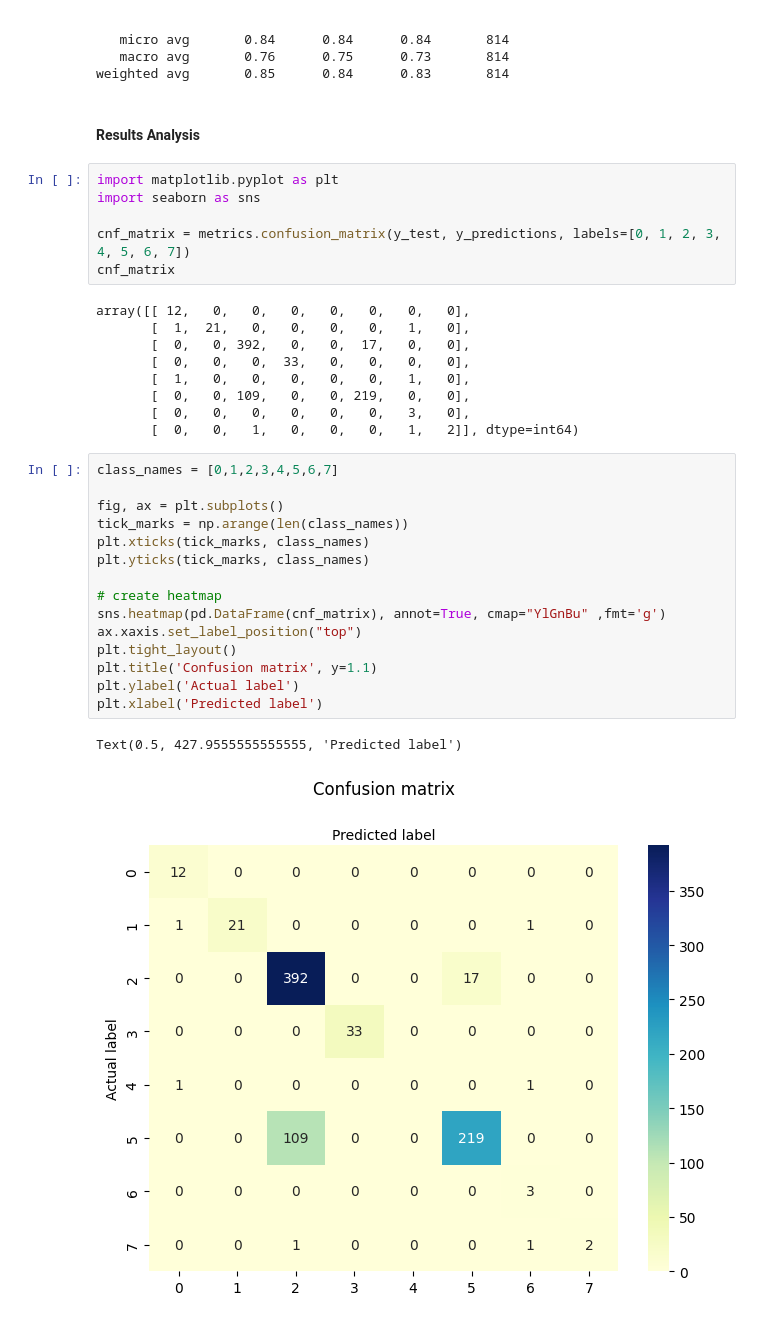
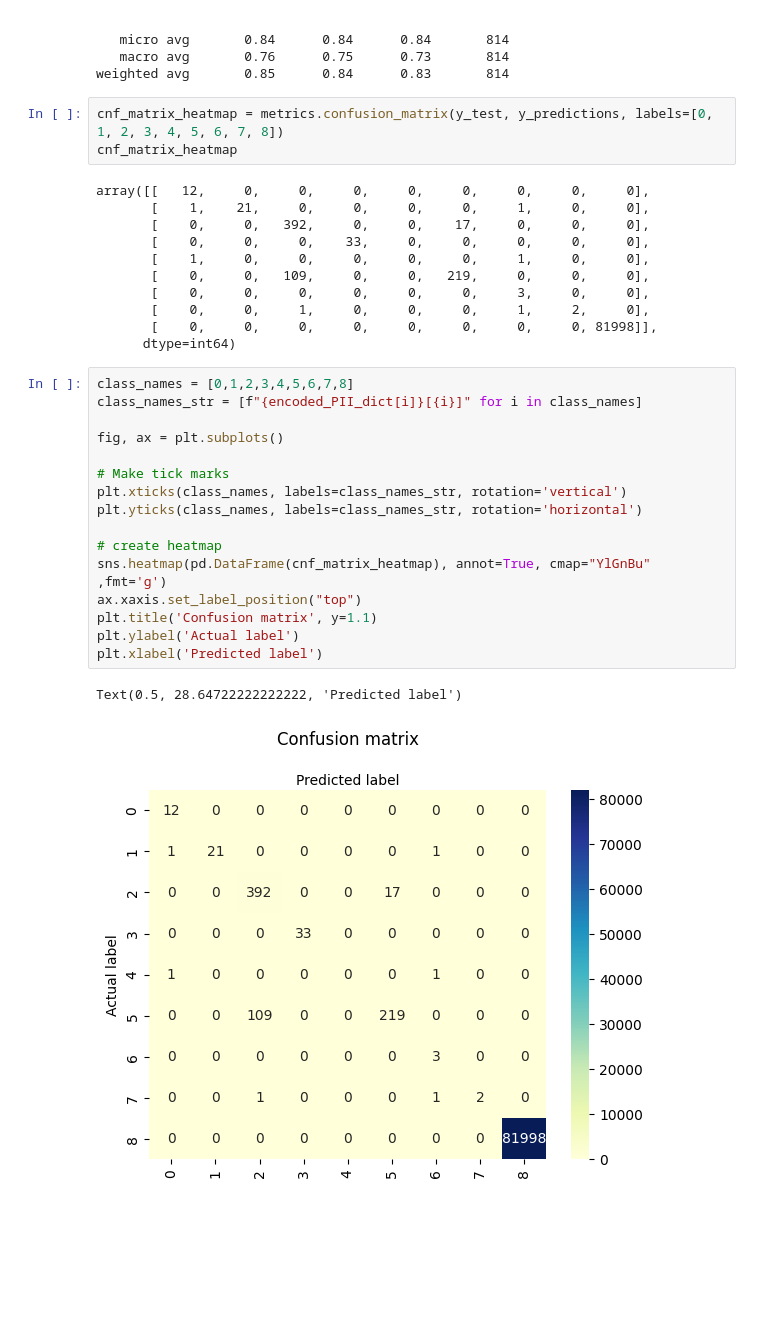
Before and after one commit to vik01/PII-data-detection, a Jupyter notebook: Model 5 - XGBoost/XGBoostModel.ipynb, the cells around one changed output. Drawn from its saved outputs; the diff is of its cells as text; blank space fills up the shorter version.

Commit message:
finished data and modeling for XGBoost and Random Forest models

```diff
--- a/Model 5 - XGBoost/XGBoostModel.ipynb
+++ b/Model 5 - XGBoost/XGBoostModel.ipynb
@@ -354,41 +365,39 @@ Classification Report:
    micro avg       0.84      0.84      0.84       814
    macro avg       0.76      0.75      0.73       814
 weighted avg       0.85      0.84      0.83       814
-# %% [markdown]
-#### Results Analysis
 # %%
-import matplotlib.pyplot as plt
-import seaborn as sns
-
-cnf_matrix = metrics.confusion_matrix(y_test, y_predictions, labels=[0, 1, 2, 3, 4, 5, 6, 7])
-cnf_matrix
+cnf_matrix_heatmap = metrics.confusion_matrix(y_test, y_predictions, labels=[0, 1, 2, 3, 4, 5, 6, 7, 8])
+cnf_matrix_heatmap
 # %% [output]
-array([[ 12,   0,   0,   0,   0,   0,   0,   0],
-       [  1,  21,   0,   0,   0,   0,   1,   0],
-       [  0,   0, 392,   0,   0,  17,   0,   0],
-       [  0,   0,   0,  33,   0,   0,   0,   0],
-       [  1,   0,   0,   0,   0,   0,   1,   0],
-       [  0,   0, 109,   0,   0, 219,   0,   0],
-       [  0,   0,   0,   0,   0,   0,   3,   0],
-       [  0,   0,   1,   0,   0,   0,   1,   2]], dtype=int64)
+array([[   12,     0,     0,     0,     0,     0,     0,     0,     0],
+       [    1,    21,     0,     0,     0,     0,     1,     0,     0],
+       [    0,     0,   392,     0,     0,    17,     0,     0,     0],
+       [    0,     0,     0,    33,     0,     0,     0,     0,     0],
+       [    1,     0,     0,     0,     0,     0,     1,     0,     0],
+       [    0,     0,   109,     0,     0,   219,     0,     0,     0],
+       [    0,     0,     0,     0,     0,     0,     3,     0,     0],
+       [    0,     0,     1,     0,     0,     0,     1,     2,     0],
+       [    0,     0,     0,     0,     0,     0,     0,     0, 81998]],
+      dtype=int64)
 # %%
-class_names = [0,1,2,3,4,5,6,7]
+class_names = [0,1,2,3,4,5,6,7,8]
+class_names_str = [f"{encoded_PII_dict[i]}[{i}]" for i in class_names]
 
 fig, ax = plt.subplots()
-tick_marks = np.arange(len(class_names))
-plt.xticks(tick_marks, class_names)
-plt.yticks(tick_marks, class_names)
+
+# Make tick marks
+plt.xticks(class_names, labels=class_names_str, rotation='vertical')
+plt.yticks(class_names, labels=class_names_str, rotation='horizontal')
 
 # create heatmap
-sns.heatmap(pd.DataFrame(cnf_matrix), annot=True, cmap="YlGnBu" ,fmt='g')
+sns.heatmap(pd.DataFrame(cnf_matrix_heatmap), annot=True, cmap="YlGnBu" ,fmt='g')
 ax.xaxis.set_label_position("top")
-plt.tight_layout()
 plt.title('Confusion matrix', y=1.1)
 plt.ylabel('Actual label')
 plt.xlabel('Predicted label')
 # %% [output]
-Text(0.5, 427.9555555555555, 'Predicted label')
+Text(0.5, 28.64722222222222, 'Predicted label')
-[figure, old version]
+[figure, new version]
 # %%
 import matplotlib.pyplot as plt
 
```
Also changed, not shown: parts of 4 cells of this notebook, 1 other file.
